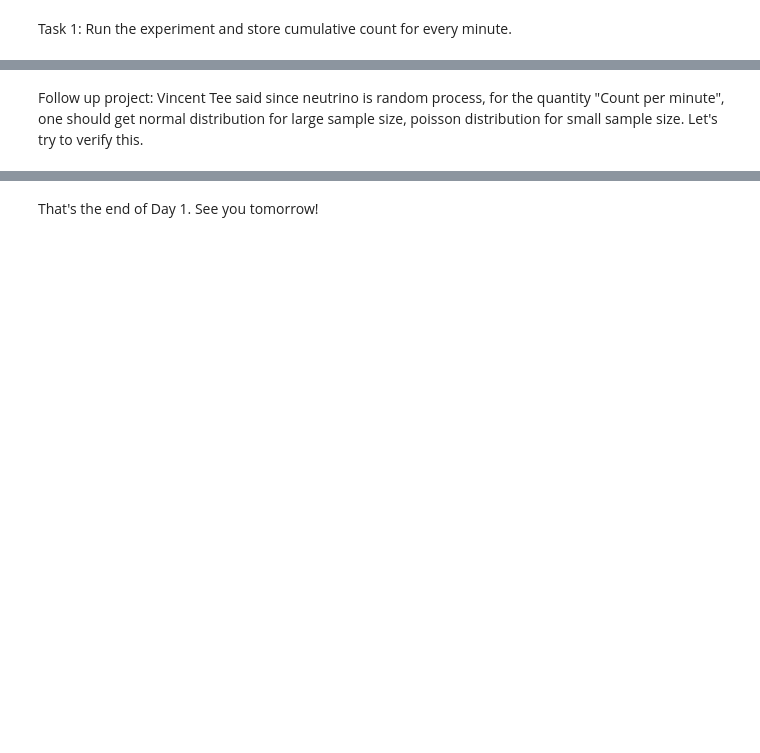
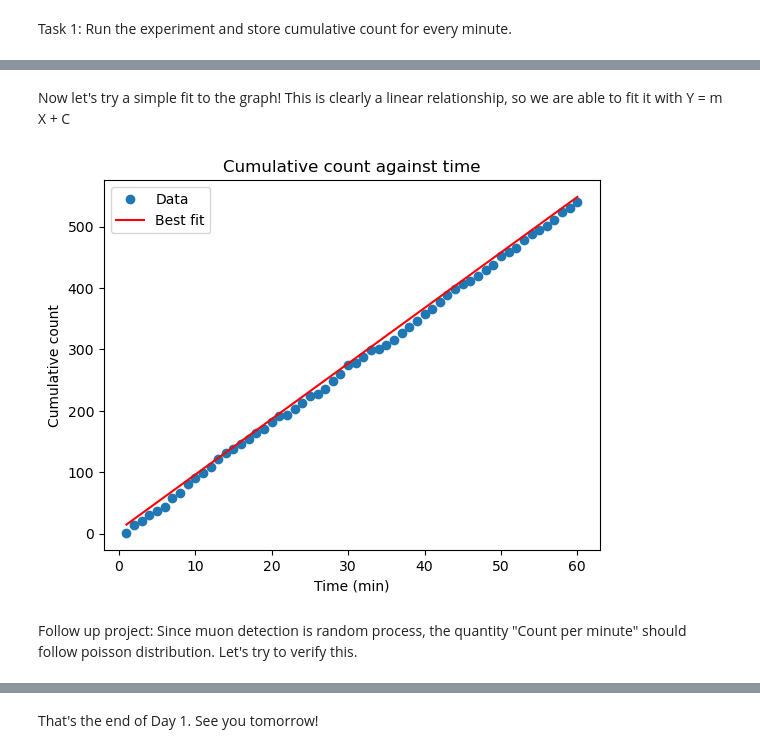
Before and after one commit to Lim1029/Python-Code-Camp, a Jupyter notebook: Day 1 Complete.ipynb, the cells around one changed output, grey strips where cells are left out. Cells and saved outputs as stored; diff of their text form; code cells hidden in the pictures; blank space fills up the shorter version.

Commit message:
Add muon detector part

```diff
--- a/Day 1 Complete.ipynb
+++ b/Day 1 Complete.ipynb
@@ -449,2 +460,20 @@ for i in range(1, len(cumulative_count)):
+# %% [markdown]
+Now let's try a simple fit to the graph! This is clearly a linear relationship, so we are able to fit it with Y = m X + C
+# %%
+# Here is the best fit equation that I obtained by using linear regression
+# y = 9.0523 x + 5.524
+# Try plotting it and see if it's a good fit!
+
+y = 9.0523 * time + 5.524
+
+plt.plot(time, cumulative_count, "o", label="Data")
+plt.plot(time, y, "r", label="Best fit")
+plt.legend()
+plt.ylabel("Cumulative count")
+plt.xlabel("Time (min)")
+plt.title("Cumulative count against time")
+plt.show()
+# %% [output]
+[figure, added]
 # %% [markdown]
-Follow up project: Vincent Tee said since neutrino is random process, for the quantity "Count per minute", one should get normal distribution for large sample size, poisson distribution for small sample size. Let's try to verify this.
+Follow up project: Since muon detection is random process, the quantity "Count per minute" should follow poisson distribution. Let's try to verify this.
```
Also changed, not shown: parts of 15 cells of this notebook, 1 other file.
